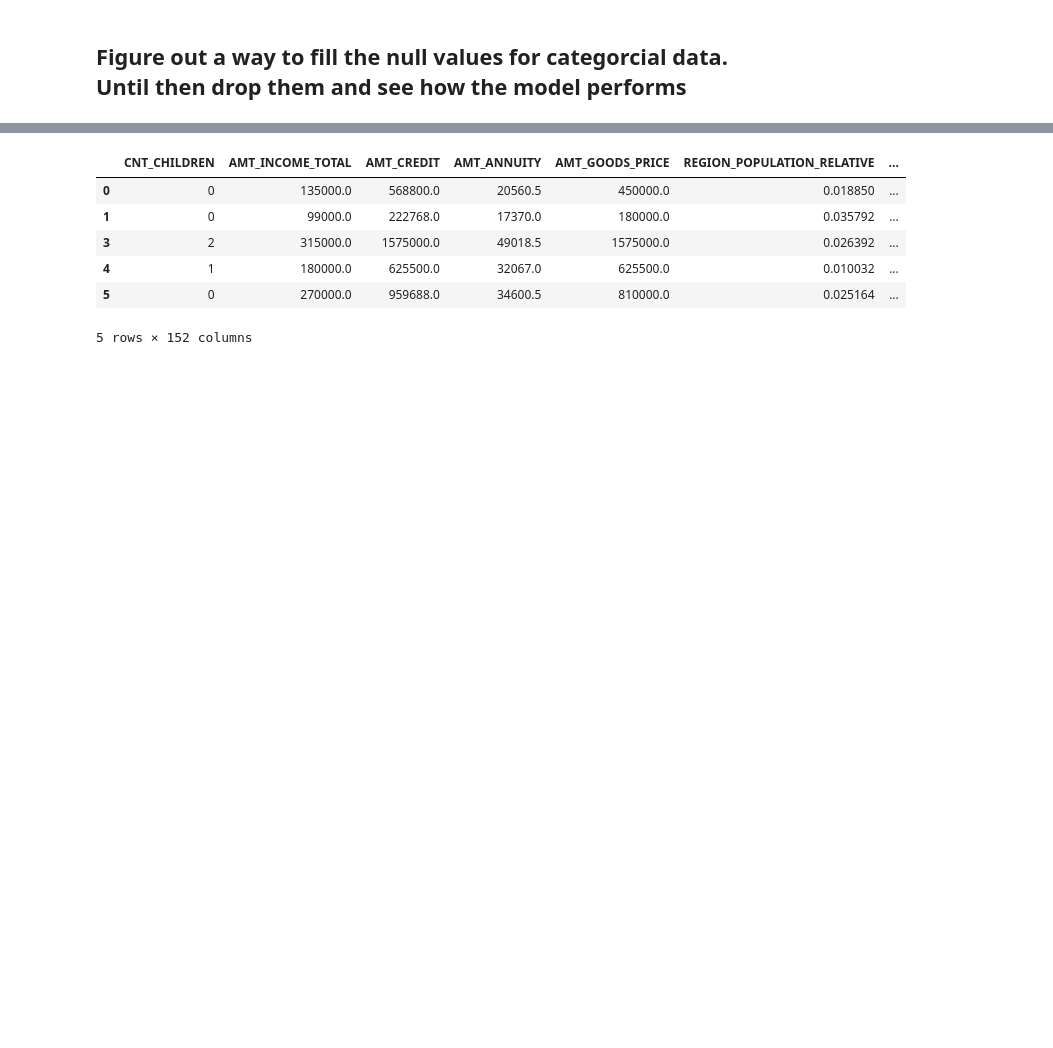
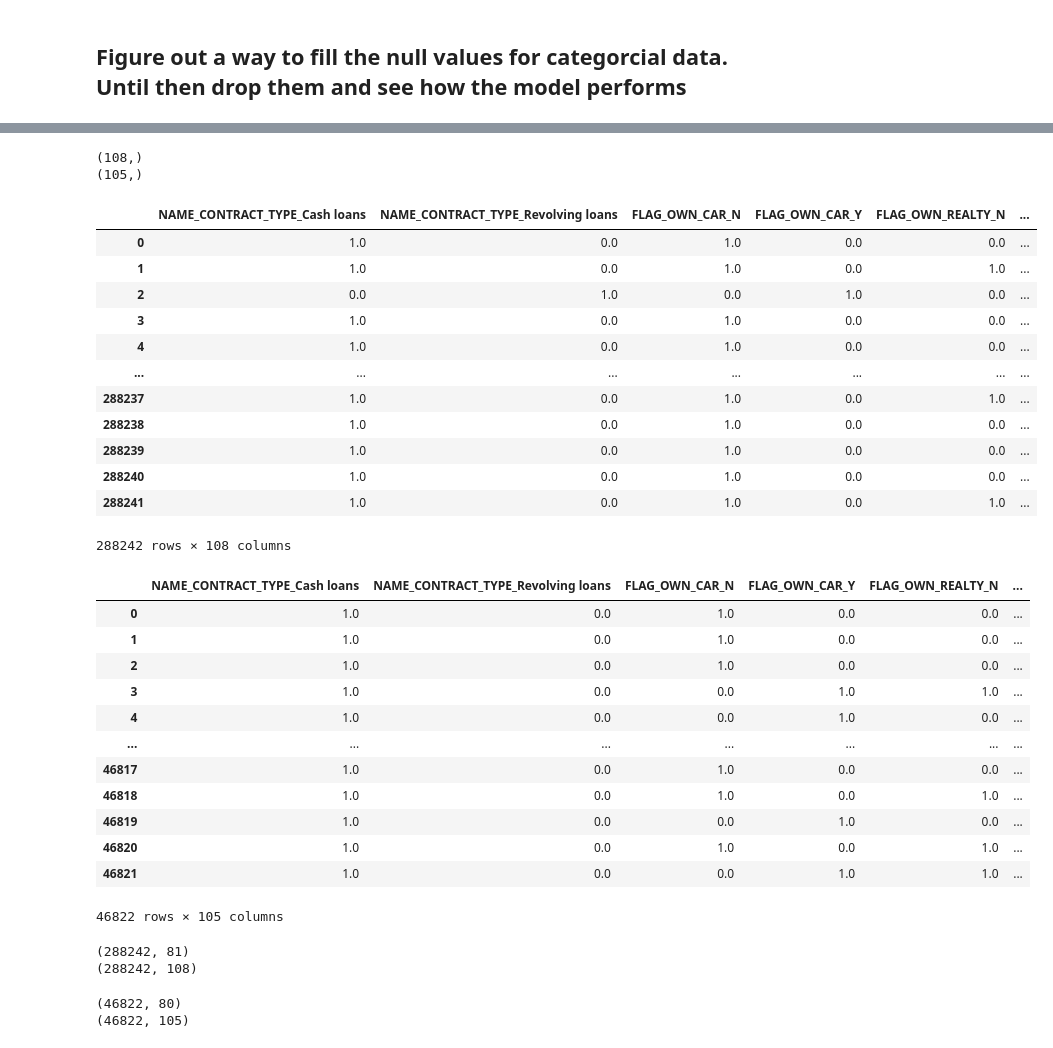
Before and after one commit to justinm329/Home_Credit_Risk, a Jupyter notebook: Credit_Risk.ipynb, the cells around one changed output, grey strips where cells are left out. Cells and saved outputs as stored; diff of their text form; code cells hidden in the pictures; blank space fills up the shorter version.

```diff
--- a/Credit_Risk.ipynb
+++ b/Credit_Risk.ipynb
@@ -1224,10 +1410,48 @@ train.head()
+# %%
+train_labels = train_ohe.get_feature_names_out()
+test_labels = test_ohe.get_feature_names_out()
+# %%
+# combine the above arrays into one big array
+train_feature_labels = np.array(train_labels, dtype = "object").ravel()
+# combine the above arrays into one big array
+test_feature_labels = np.array(test_labels, dtype = "object").ravel()
+# %%
+print(train_feature_labels.shape)
+print(test_feature_labels.shape)
+# %% [output]
+(108,)
+(105,)
+# %%
+ohe_train = pd.DataFrame(train_array, columns = train_feature_labels)
+# %%
+ohe_test = pd.DataFrame(test_array, columns = test_feature_labels)
 # %%
-test.head()
+display(ohe_train)
+display(ohe_test)
 # %% [output]
-|  | CNT_CHILDREN | AMT_INCOME_TOTAL | AMT_CREDIT | AMT_ANNUITY | AMT_GOODS_PRICE | REGION_POPULATION_RELATIVE | ... |
-| 0 | 0 | 135000.0 | 568800.0 | 20560.5 | 450000.0 | 0.018850 | ... |
-| 1 | 0 | 99000.0 | 222768.0 | 17370.0 | 180000.0 | 0.035792 | ... |
-| 3 | 2 | 315000.0 | 1575000.0 | 49018.5 | 1575000.0 | 0.026392 | ... |
-| 4 | 1 | 180000.0 | 625500.0 | 32067.0 | 625500.0 | 0.010032 | ... |
-| 5 | 0 | 270000.0 | 959688.0 | 34600.5 | 810000.0 | 0.025164 | ... |
+|  | NAME_CONTRACT_TYPE_Cash loans | NAME_CONTRACT_TYPE_Revolving loans | FLAG_OWN_CAR_N | FLAG_OWN_CAR_Y | FLAG_OWN_REALTY_N | ... |
+| 0 | 1.0 | 0.0 | 1.0 | 0.0 | 0.0 | ... |
+| 1 | 1.0 | 0.0 | 1.0 | 0.0 | 1.0 | ... |
+| 2 | 0.0 | 1.0 | 0.0 | 1.0 | 0.0 | ... |
+| 3 | 1.0 | 0.0 | 1.0 | 0.0 | 0.0 | ... |
+| 4 | 1.0 | 0.0 | 1.0 | 0.0 | 0.0 | ... |
+| ... | ... | ... | ... | ... | ... | ... |
+| 288237 | 1.0 | 0.0 | 1.0 | 0.0 | 1.0 | ... |
+| 288238 | 1.0 | 0.0 | 1.0 | 0.0 | 0.0 | ... |
+| 288239 | 1.0 | 0.0 | 1.0 | 0.0 | 0.0 | ... |
+| 288240 | 1.0 | 0.0 | 1.0 | 0.0 | 0.0 | ... |
+| 288241 | 1.0 | 0.0 | 1.0 | 0.0 | 1.0 | ... |
-5 rows × 152 columns
+288242 rows × 108 columns
+|  | NAME_CONTRACT_TYPE_Cash loans | NAME_CONTRACT_TYPE_Revolving loans | FLAG_OWN_CAR_N | FLAG_OWN_CAR_Y | FLAG_OWN_REALTY_N | ... |
+| 0 | 1.0 | 0.0 | 1.0 | 0.0 | 0.0 | ... |
+| 1 | 1.0 | 0.0 | 1.0 | 0.0 | 0.0 | ... |
+| 2 | 1.0 | 0.0 | 1.0 | 0.0 | 0.0 | ... |
+| 3 | 1.0 | 0.0 | 0.0 | 1.0 | 1.0 | ... |
+| 4 | 1.0 | 0.0 | 0.0 | 1.0 | 0.0 | ... |
+| ... | ... | ... | ... | ... | ... | ... |
+| 46817 | 1.0 | 0.0 | 1.0 | 0.0 | 0.0 | ... |
+| 46818 | 1.0 | 0.0 | 1.0 | 0.0 | 1.0 | ... |
+| 46819 | 1.0 | 0.0 | 0.0 | 1.0 | 0.0 | ... |
+| 46820 | 1.0 | 0.0 | 1.0 | 0.0 | 1.0 | ... |
+| 46821 | 1.0 | 0.0 | 0.0 | 1.0 | 1.0 | ... |
+46822 rows × 105 columns
@@ -1233,0 +1466,12 @@ test.head()
+# %%
+print(train_drop_cat_columns.shape)
+print(ohe_train.shape)
+# %% [output]
+(288242, 81)
+(288242, 108)
+# %%
+print(test_drop_cat_columns.shape)
+print(ohe_test.shape)
+# %% [output]
+(46822, 80)
+(46822, 105)
```
Also changed, not shown: parts of 129 cells of this notebook.
